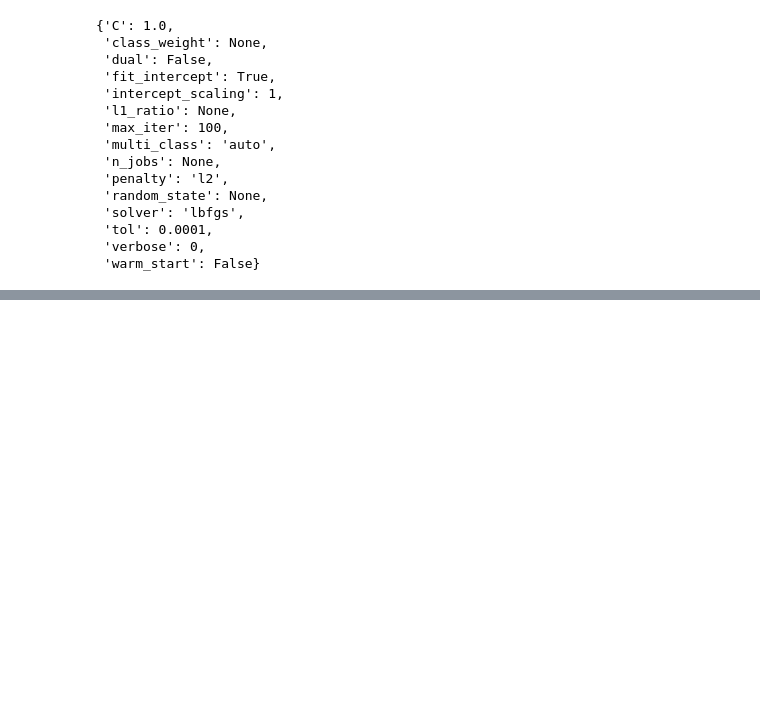
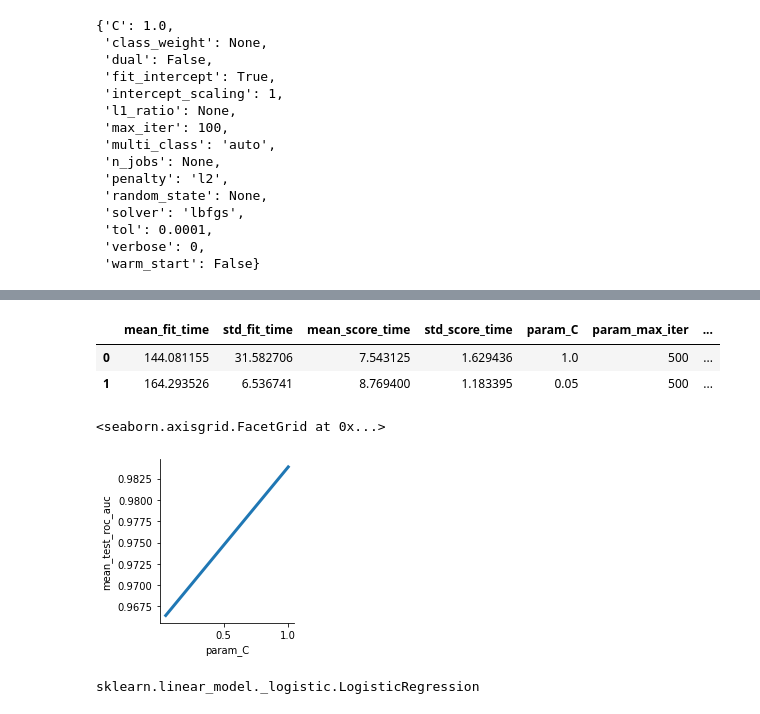
Before and after one commit to metalkutz/juanito_v2.0, a Jupyter notebook: mod_reg_logist.ipynb, the cells around one changed output, grey strips where cells are left out. Drawn from its saved outputs; the diff is of its cells as text; code cells hidden in the pictures; blank space fills up the shorter version.

```diff
--- a/mod_reg_logist.ipynb
+++ b/mod_reg_logist.ipynb
@@ -130,7 +134,7 @@ logreg.get_params()
     verbose=1'''
 
 params = {
-    'C': [1.00], #valores que tomará la Inverse of regularization strength [1.00,0.05,0.01]
+    'C': [1.00,0.05], #valores que tomará la Inverse of regularization strength [1.00,0.05,0.01]
     #'class_weight': None,
     #'dual': False,
     #'fit_intercept': True,
@@ -151,7 +155,7 @@ scoring = ['roc_auc']
 grid_solver = GridSearchCV(estimator = logreg, # model to train
                    param_grid = params,
                    scoring = scoring,
-                   cv = 2,  #aplica cross validation utilizando un stratified KFold
+                   cv = 3,  #aplica cross validation utilizando un stratified KFold
                    n_jobs=-1,
                    refit = 'roc_auc',
                    verbose = 2)
@@ -175,3 +198,26 @@ fh = open('m_reglog_PCA','wb')
 #fh = open('df_smote30_train_test(redux).pkl','wb')
 pickle.dump(model_result_logreg,fh)
 fh.close()
+# %%
+results_cv=model_result_logreg.cv_results_
+results=pd.DataFrame(results_cv)
+results.head()
+# %% [output]
+|  | mean_fit_time | std_fit_time | mean_score_time | std_score_time | param_C | param_max_iter | ... |
+| 0 | 144.081155 | 31.582706 | 7.543125 | 1.629436 | 1.0 | 500 | ... |
+| 1 | 164.293526 | 6.536741 | 8.769400 | 1.183395 | 0.05 | 500 | ... |
+# %%
+sns.relplot(x="param_C",
+            y="mean_test_roc_auc",
+            #style="param_max_features",
+            #hue="param_min_impurity_decrease",
+            kind = "line",
+            palette=["r", "b"],
+            height=3, linewidth=3, data=results)
+# %% [output]
+<seaborn.axisgrid.FacetGrid at 0x...>
+[figure, added]
+# %%
+type(model_result_logreg.best_estimator_)
+# %% [output]
+sklearn.linear_model._logistic.LogisticRegression
```
Also changed, not shown: parts of 5 cells of this notebook, 1 other file.
